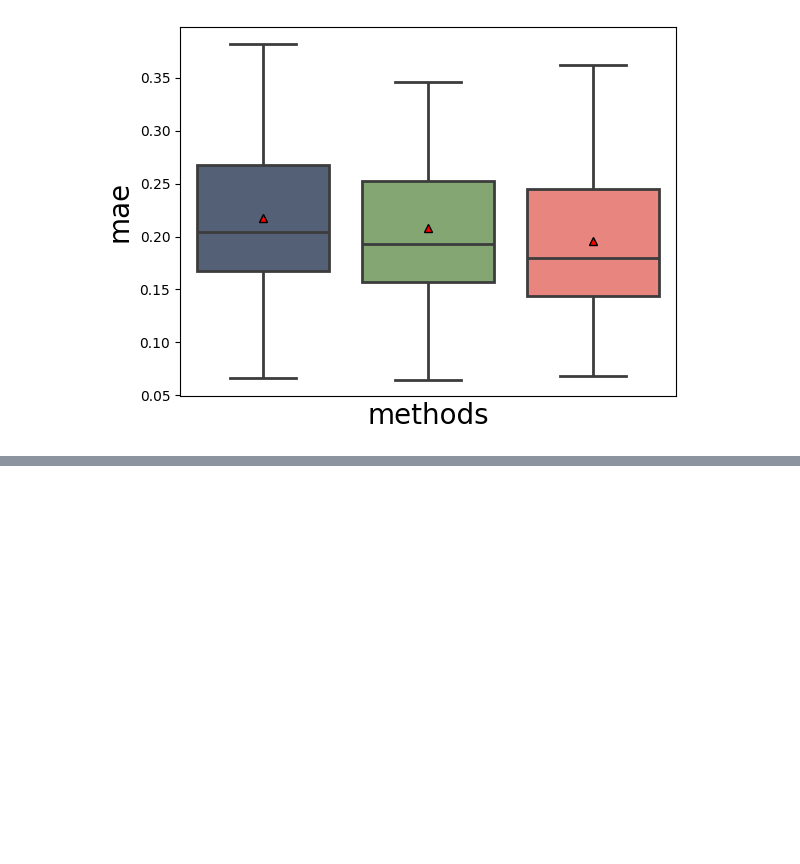
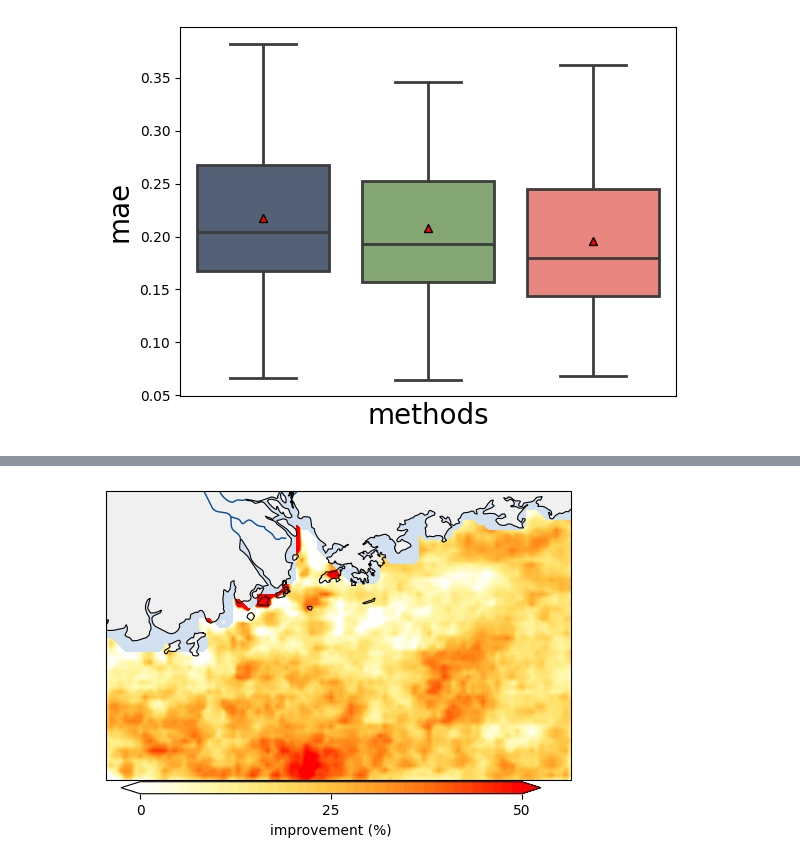
Before and after one commit to Ryanfzhang/STIMP-tutorials, a Jupyter notebook: docs/source/supplementary/climate_mean/prediction_overall.ipynb, the cells around one changed output, grey strips where cells are left out. Drawn from its saved outputs; the diff is of its cells as text; code cells hidden in the pictures; blank space fills up the shorter version.

```diff
--- a/docs/source/supplementary/climate_mean/prediction_overall.ipynb
+++ b/docs/source/supplementary/climate_mean/prediction_overall.ipynb
@@ -230,3 +167,6 @@ print(np.argsort(improvement)[:500])
+# %%
+lat = np.load("/home/mafzhang/code/Project/STIMP/data/PRE/lati.npy")
+lon = np.load("/home/mafzhang/code/Project/STIMP/data/PRE/lon.npy")
 # %%
 import matplotlib.pyplot as plt
 import cartopy.crs as ccrs
@@ -245,34 +185,36 @@ from matplotlib.colors import Normalize
 
 
 lat1 = np.nanmin(lat)
 lat2 = np.nanmax(lat)
 lon1 = np.nanmin(lon)
 lon2 = np.nanmax(lon)
 
 # 遍历每个子图
 ax.set_extent([lon1, lon2, lat1, lat2], crs=ccrs.PlateCarree())
 tmp = np.zeros((60,96))
-is_sea = np.load("/home/mafzhang/code/Project/STIMP/data/PRE/is_sea.npy")
+is_sea = np.load("/home/mafzhang/code/Project/STIMP/data/PRE/is_sea_2.npy")
 is_sea2 = np.load("/home/mafzhang/code/Project/STIMP/data/PRE/is_sea_new.npy")
 tmp[is_sea.astype(bool)] = improvement
 tmp[~is_sea2.astype(bool)] = np.nan
 
 # 添加基础地理特征
 ax.add_feature(cfeature.LAND, facecolor='#f0f0f0')
 ax.add_feature(cfeature.COASTLINE.with_scale('10m'), linewidth=0.8)
 ax.add_feature(cfeature.OCEAN, facecolor='#d0e0f0')
 ax.add_feature(cfeature.LAKES.with_scale('10m'), facecolor='#d0e0f0')
 ax.add_feature(cfeature.RIVERS.with_scale('10m'), edgecolor='#004d99')
 
 contourf = ax.contourf(lon, lat, (1-tmp)*100,
                         levels=np.linspace(0, 50, 40),
                         cmap=cm,    # 颜色映射
                         transform=ccrs.PlateCarree(),extend="both")
 
 cbar_ax = fig.add_axes([0.15, 0.1, 0.7, 0.03])  # 增大 height 的值，使 colorbar 更宽
 cbar = fig.colorbar(contourf, ticks=[0,25,50], cax=cbar_ax,orientation='horizontal', label='improvement (%)')
 
 plt.show()
+# %% [output]
+[figure, added]
 # %%
 improvement = mse_our/mse_monthly
 import matplotlib.pyplot as plt
```
Also changed, not shown: parts of 5 cells of this notebook.
